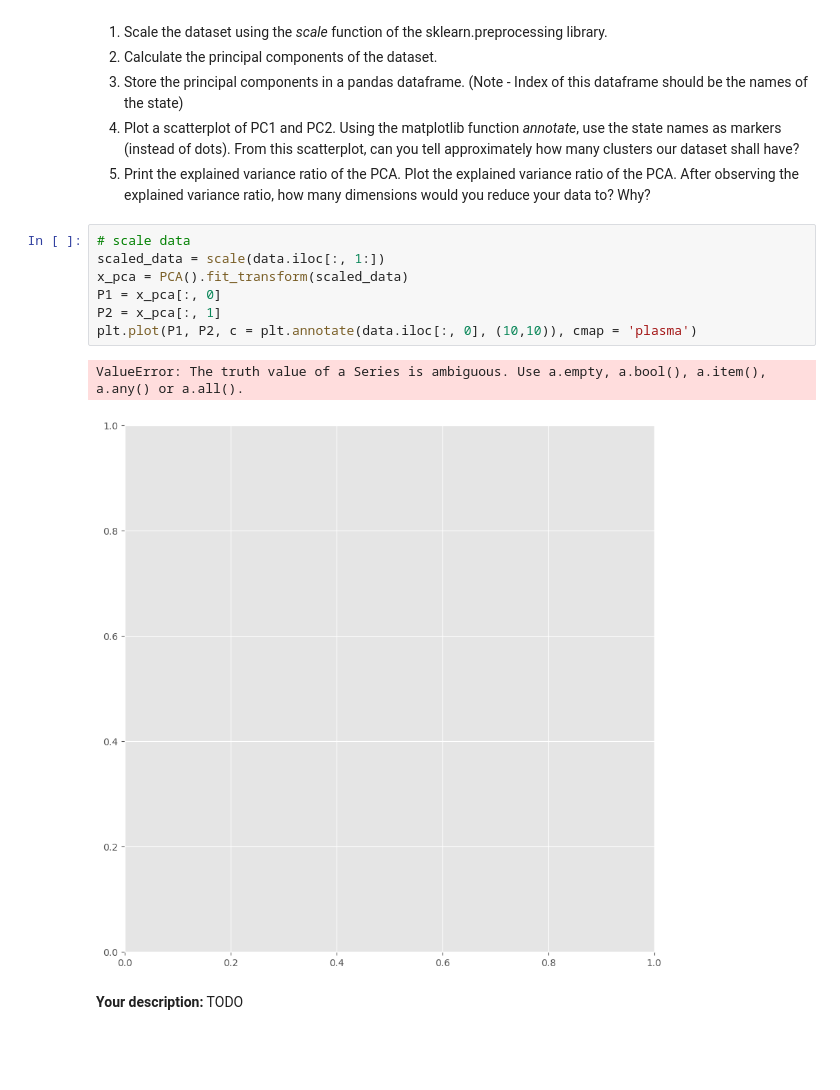
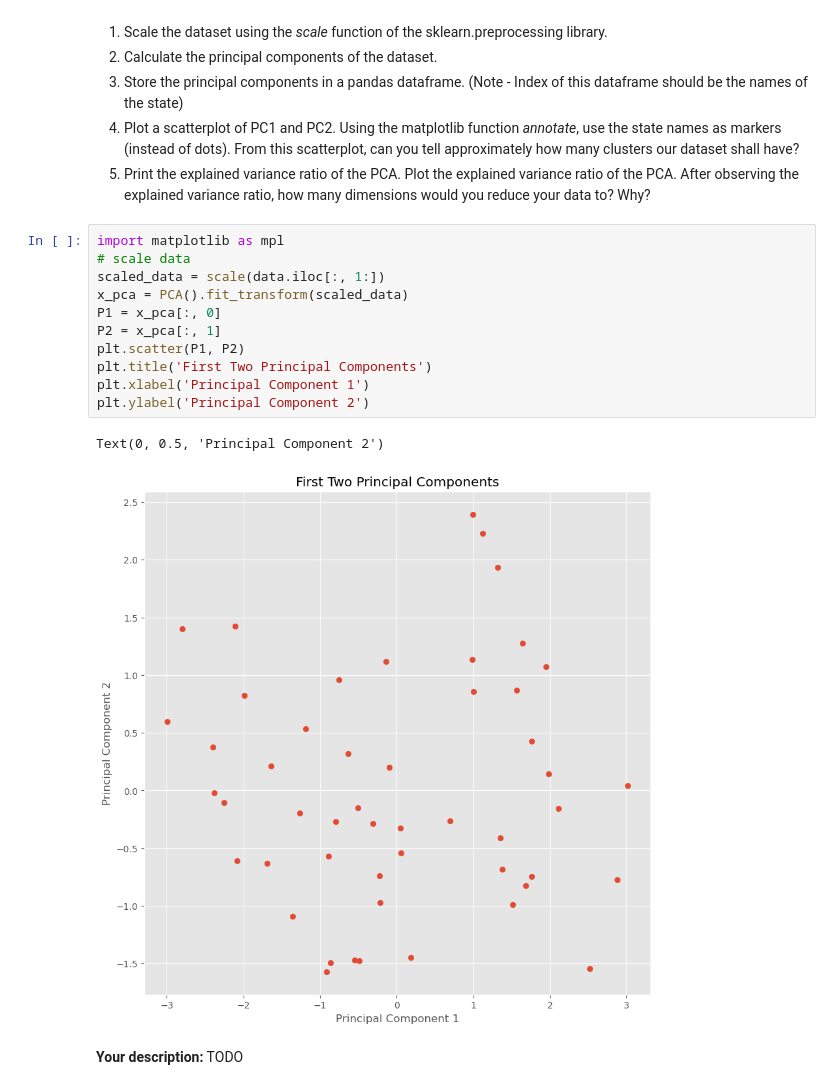
Before and after one commit to lissafriz/2023-datascience-homework, a Jupyter notebook: HW8/HW8.ipynb, the cells around one changed output. Saved outputs shown, nothing was run; the diff lists cells and outputs as text; blank space fills up the shorter version.

```diff
--- a/HW8/HW8.ipynb
+++ b/HW8/HW8.ipynb
@@ -119,15 +119,19 @@ Complete the following steps:
 4. Plot a scatterplot of PC1 and PC2. Using the matplotlib function *annotate*, use the state names as markers (instead of dots). From this scatterplot, can you tell approximately how many clusters our dataset shall have?
 5. Print the explained variance ratio of the PCA. Plot the explained variance ratio of the PCA. After observing the explained variance ratio, how many dimensions would you reduce your data to? Why?
 # %%
+import matplotlib as mpl
 # scale data
 scaled_data = scale(data.iloc[:, 1:])
 x_pca = PCA().fit_transform(scaled_data)
 P1 = x_pca[:, 0]
 P2 = x_pca[:, 1]
-plt.plot(P1, P2, c = plt.annotate(data.iloc[:, 0], (10,10)), cmap = 'plasma')
+plt.scatter(P1, P2)
+plt.title('First Two Principal Components')
+plt.xlabel('Principal Component 1')
+plt.ylabel('Principal Component 2')
 # %% [output]
-ValueError: The truth value of a Series is ambiguous. Use a.empty, a.bool(), a.item(), a.any() or a.all().
+Text(0, 0.5, 'Principal Component 2')
-[figure, old version]
+[figure, new version]
 # %% [markdown]
 **Your description:** TODO
 # %% [markdown]
```
